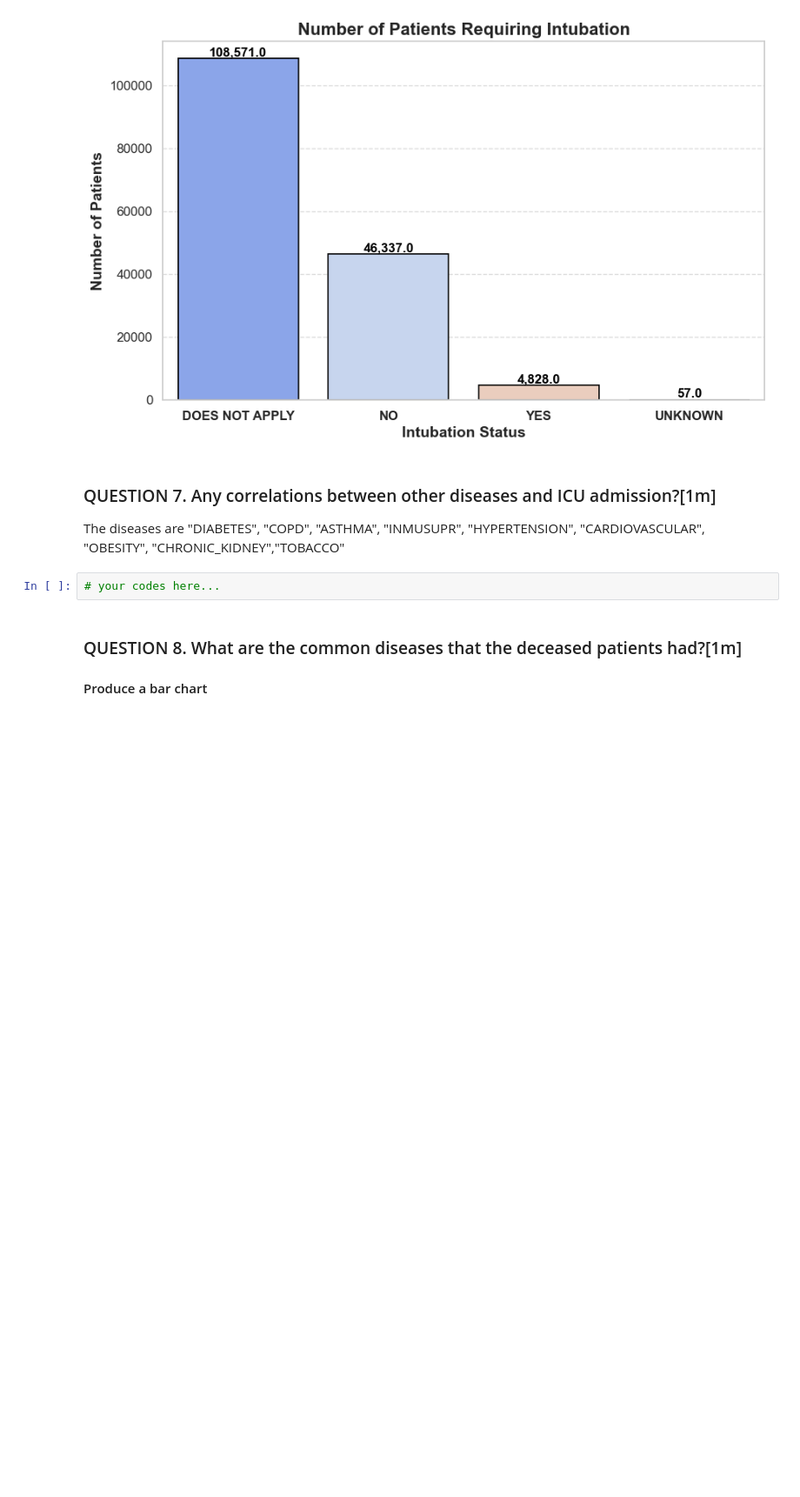
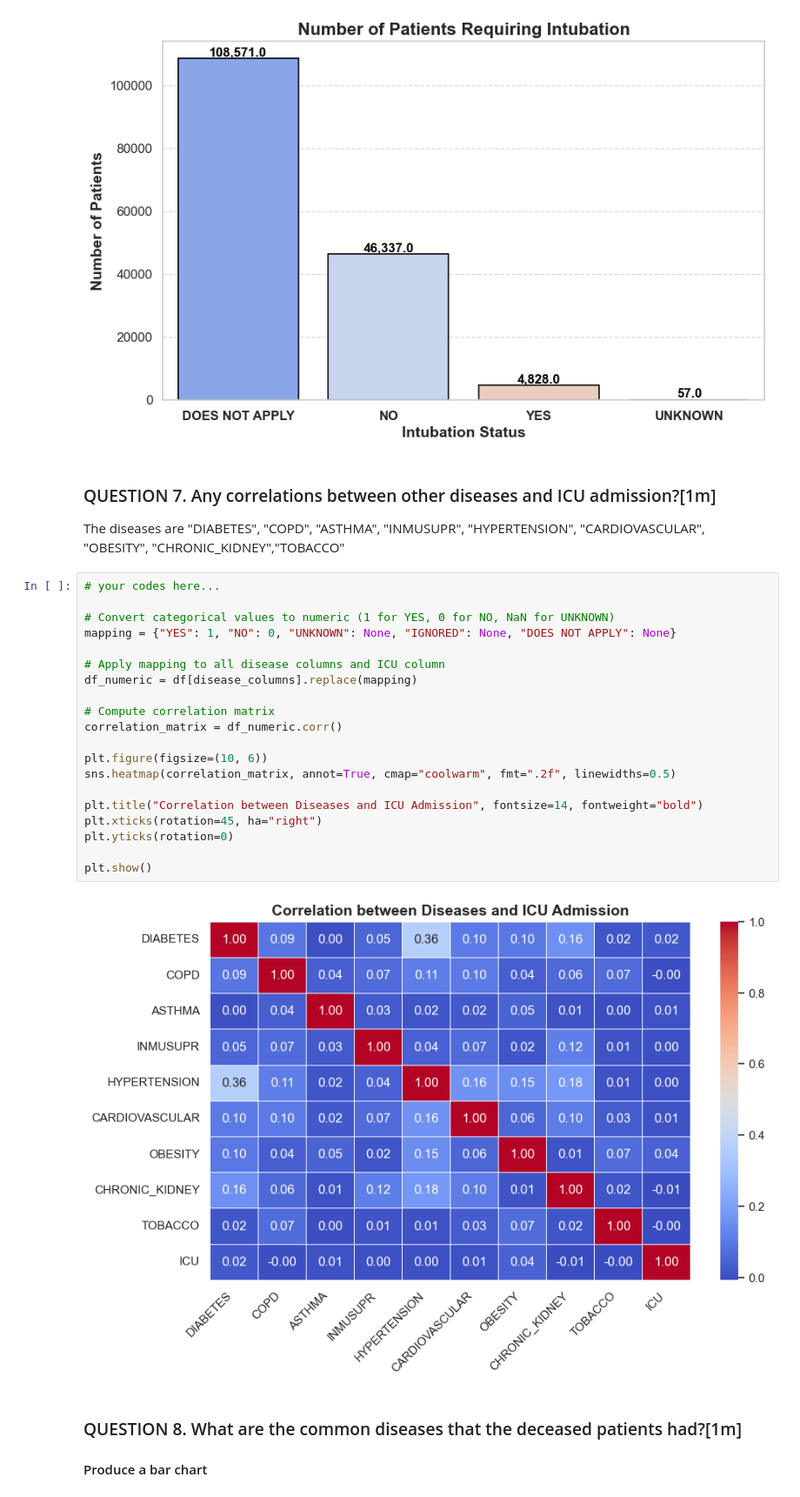
Before and after one commit to ann3i99/qaynatishania-patient-analysis, a Jupyter notebook: Questioins.ipynb, the cells around one changed output. Shown at 87% size. Drawn from its saved outputs; the diff is of its cells as text; blank space fills up the shorter version.

```diff
--- a/Questioins.ipynb
+++ b/Questioins.ipynb
@@ -296,8 +296,28 @@ Passing `palette` without assigning `hue` is deprecated and will be removed in v
 ### QUESTION 7. Any correlations between other diseases and ICU admission?[1m]
 
 The diseases are "DIABETES", "COPD", "ASTHMA", "INMUSUPR", "HYPERTENSION", "CARDIOVASCULAR", "OBESITY", "CHRONIC_KIDNEY","TOBACCO"
-# %%
-# your codes here...
+# %%
+# your codes here...
+
+# Convert categorical values to numeric (1 for YES, 0 for NO, NaN for UNKNOWN)
+mapping = {"YES": 1, "NO": 0, "UNKNOWN": None, "IGNORED": None, "DOES NOT APPLY": None}
+
+# Apply mapping to all disease columns and ICU column
+df_numeric = df[disease_columns].replace(mapping)
+
+# Compute correlation matrix
+correlation_matrix = df_numeric.corr()
+
+plt.figure(figsize=(10, 6))
+sns.heatmap(correlation_matrix, annot=True, cmap="coolwarm", fmt=".2f", linewidths=0.5)
+
+plt.title("Correlation between Diseases and ICU Admission", fontsize=14, fontweight="bold")
+plt.xticks(rotation=45, ha="right")
+plt.yticks(rotation=0)
+
+plt.show()
+# %% [output]
+[figure, added]
 # %% [markdown]
 ### QUESTION 8. What are the common diseases that the deceased patients had?[1m]
 
```
